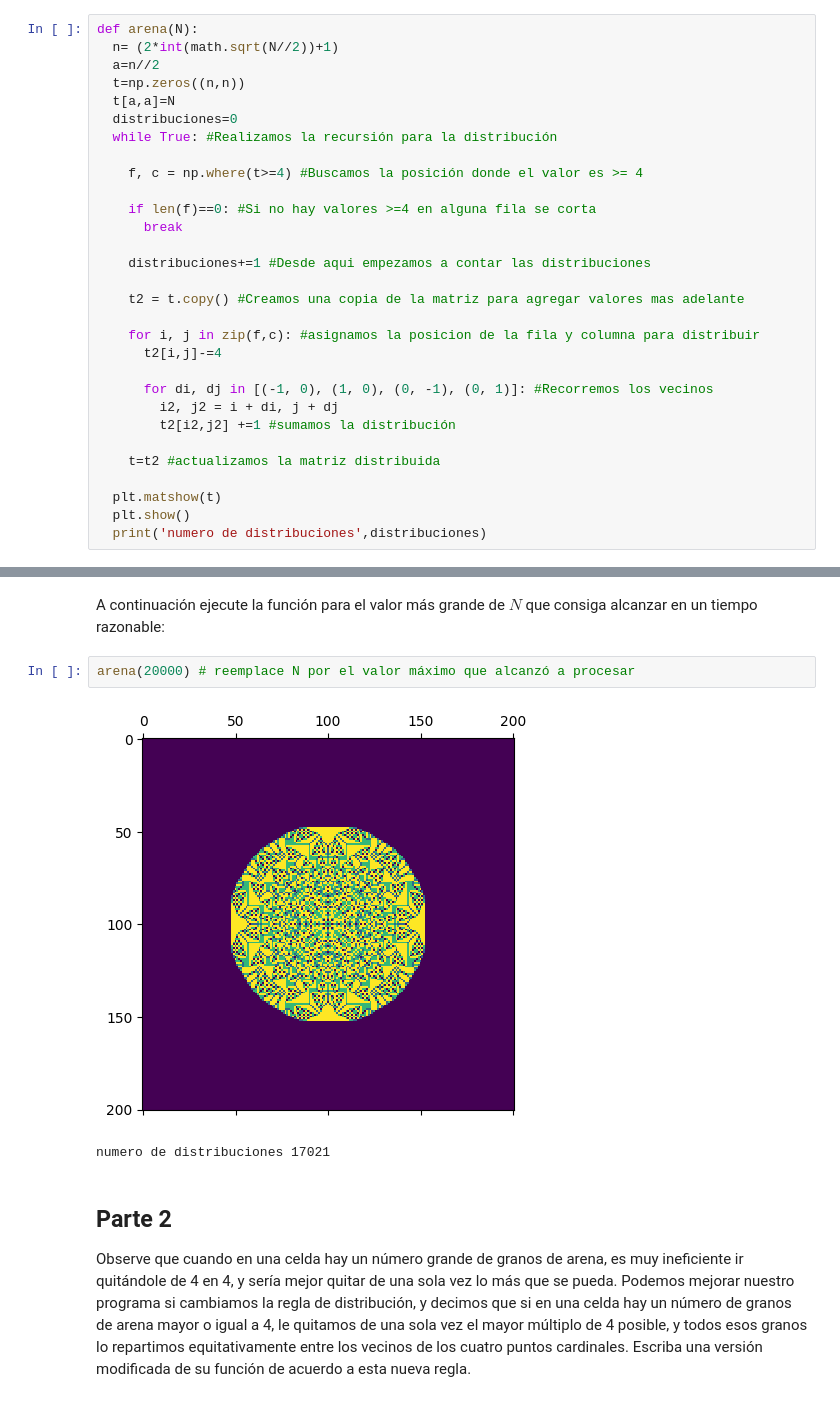
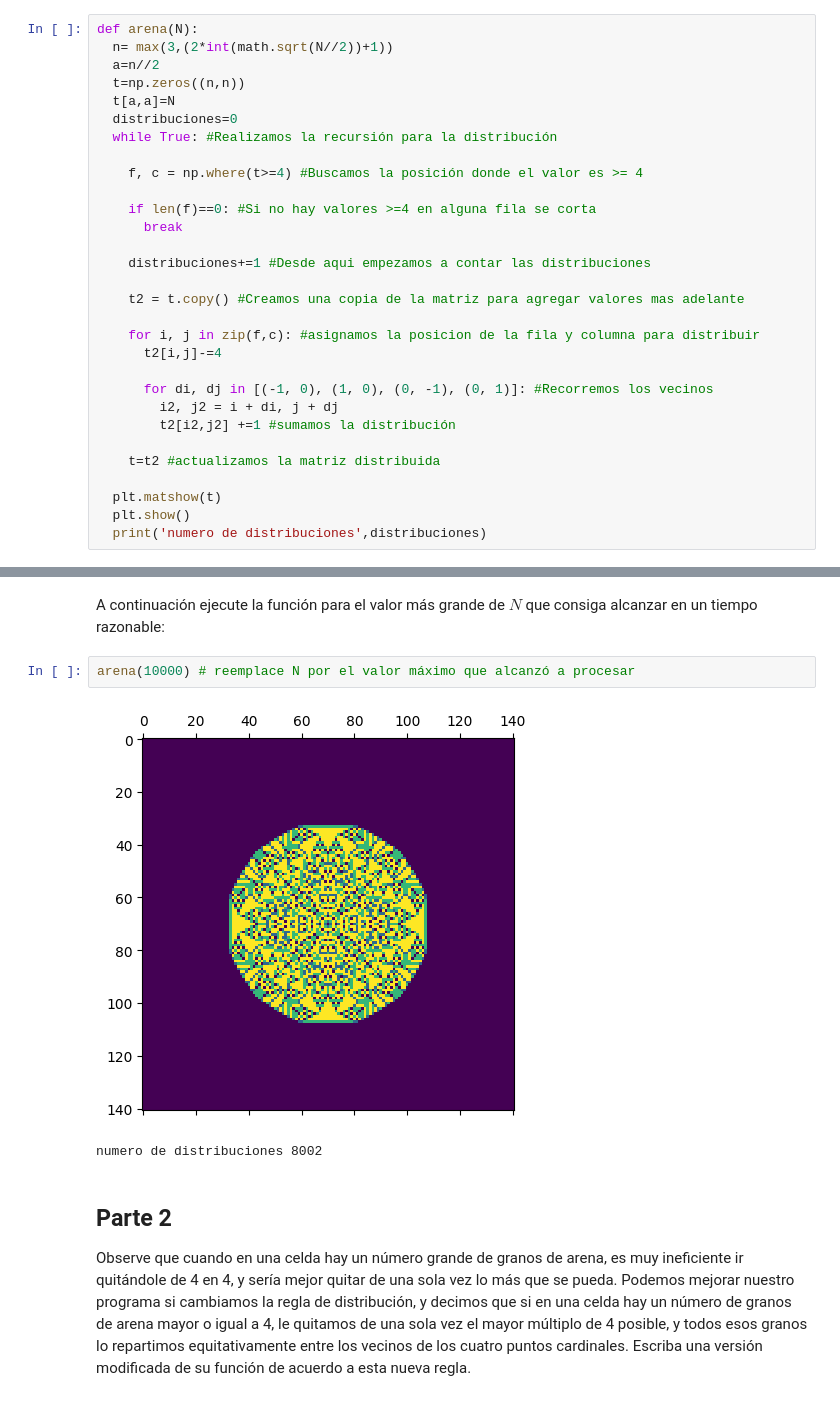
Before and after one commit to Morales-Andres/AED-Apuntes, a Jupyter notebook: Copia_de_CC3001_Otoño_2025_Tarea1.ipynb, the cells around one changed output, grey strips where cells are left out. Saved outputs shown, nothing was run; the diff lists cells and outputs as text.

```diff
--- a/Copia_de_CC3001_Otoño_2025_Tarea1.ipynb
+++ b/Copia_de_CC3001_Otoño_2025_Tarea1.ipynb
@@ -57,7 +57,7 @@ import math
 import matplotlib.pyplot as plt
 # %%
 def arena(N):
-  n= (2*int(math.sqrt(N//2))+1)
+  n= max(3,(2*int(math.sqrt(N//2))+1))
   a=n//2
   t=np.zeros((n,n))
   t[a,a]=N
@@ -97,10 +99,10 @@ numero de distribuciones 62
 # %% [markdown]
 A continuación ejecute la función para el valor más grande de $N$ que consiga alcanzar en un tiempo razonable:
 # %%
-arena(20000) # reemplace N por el valor máximo que alcanzó a procesar
+arena(10000) # reemplace N por el valor máximo que alcanzó a procesar
 # %% [output]
-[figure, old version]
+[figure, new version]
-numero de distribuciones 17021
+numero de distribuciones 8002
 # %% [markdown]
 ## Parte 2
 Observe que cuando en una celda hay un número grande de granos de arena, es muy ineficiente ir quitándole de 4 en 4, y sería mejor quitar de una sola vez lo más que se pueda. Podemos mejorar nuestro programa si cambiamos la regla de distribución, y decimos que si en una celda hay un número de granos de arena mayor o igual a 4, le quitamos de una sola vez el mayor múltiplo de 4 posible, y todos esos granos lo repartimos equitativamente entre los vecinos de los cuatro puntos cardinales. Escriba una versión modificada de su función de acuerdo a esta nueva regla.
```
Also changed, not shown: parts of 7 cells of this notebook.
